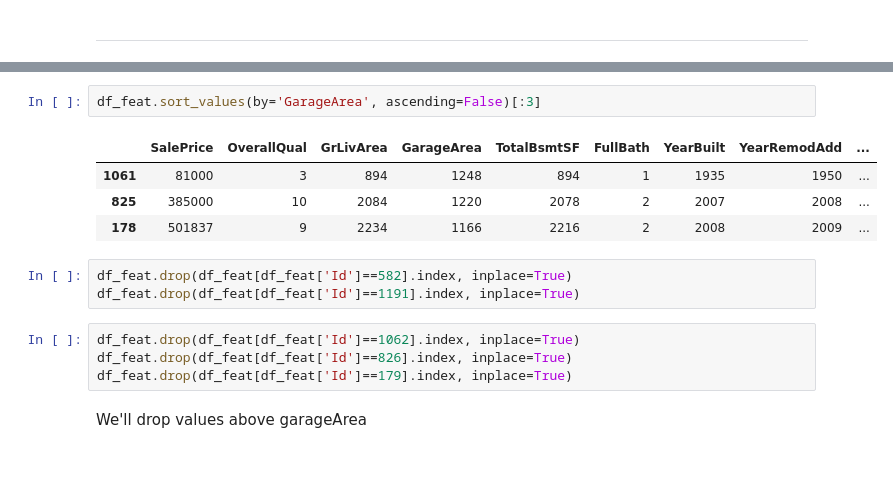
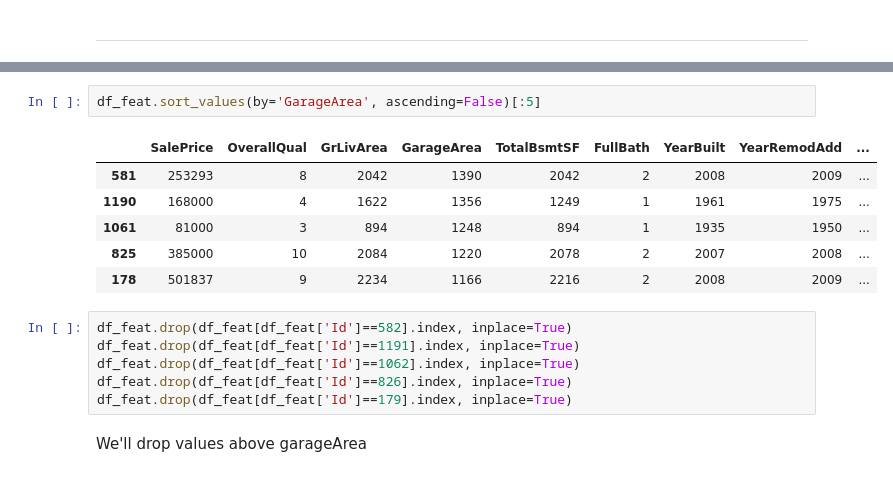
Before and after one commit to 97k/100DaysOfML, a Jupyter notebook: kaggle/house-prices-advanced-regression-techniques/HousingPrice.ipynb, the cells around one changed output, grey strips where cells are left out. Saved outputs shown, nothing was run; the diff lists cells and outputs as text.

```diff
--- a/kaggle/house-prices-advanced-regression-techniques/HousingPrice.ipynb
+++ b/kaggle/house-prices-advanced-regression-techniques/HousingPrice.ipynb
@@ -182,17 +163,18 @@ data.plot.scatter(x=var, y='SalePrice', ylim=(0,800000));
 # %%
-df_feat.sort_values(by='GarageArea', ascending=False)[:3]
+df_feat.sort_values(by='GarageArea', ascending=False)[:5]
 # %% [output]
 |  | SalePrice | OverallQual | GrLivArea | GarageArea | TotalBsmtSF | FullBath | YearBuilt | YearRemodAdd | ... |
+| 581 | 253293 | 8 | 2042 | 1390 | 2042 | 2 | 2008 | 2009 | ... |
+| 1190 | 168000 | 4 | 1622 | 1356 | 1249 | 1 | 1961 | 1975 | ... |
 | 1061 | 81000 | 3 | 894 | 1248 | 894 | 1 | 1935 | 1950 | ... |
 | 825 | 385000 | 10 | 2084 | 1220 | 2078 | 2 | 2007 | 2008 | ... |
 | 178 | 501837 | 9 | 2234 | 1166 | 2216 | 2 | 2008 | 2009 | ... |
 # %%
 df_feat.drop(df_feat[df_feat['Id']==582].index, inplace=True)
 df_feat.drop(df_feat[df_feat['Id']==1191].index, inplace=True)
+df_feat.drop(df_feat[df_feat['Id']==1062].index, inplace=True)
+df_feat.drop(df_feat[df_feat['Id']==826].index, inplace=True)
+df_feat.drop(df_feat[df_feat['Id']==179].index, inplace=True)
-# %%
-df_feat.drop(df_feat[df_feat['Id']==1062].index, inplace=True)
-df_feat.drop(df_feat[df_feat['Id']==826].index, inplace=True)
-df_feat.drop(df_feat[df_feat['Id']==179].index, inplace=True)
 # %% [markdown]
 We'll drop values above garageArea
 # %%
```
Also changed, not shown: parts of 45 cells of this notebook, 1 other file.
